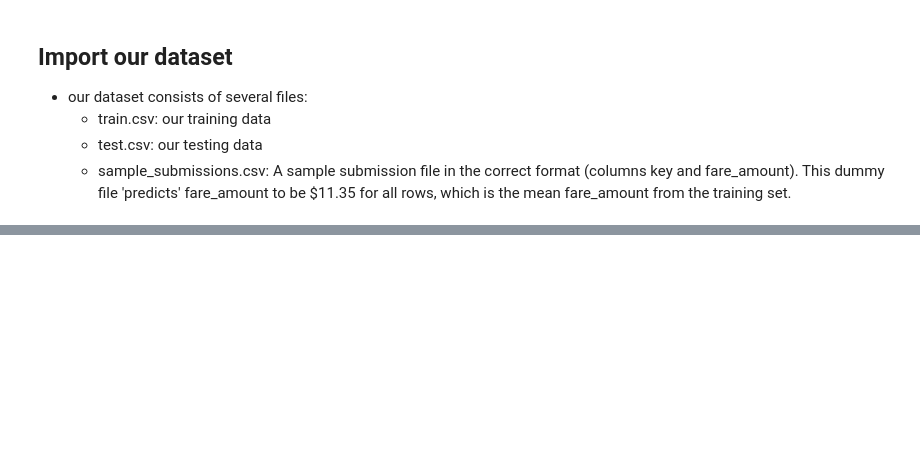
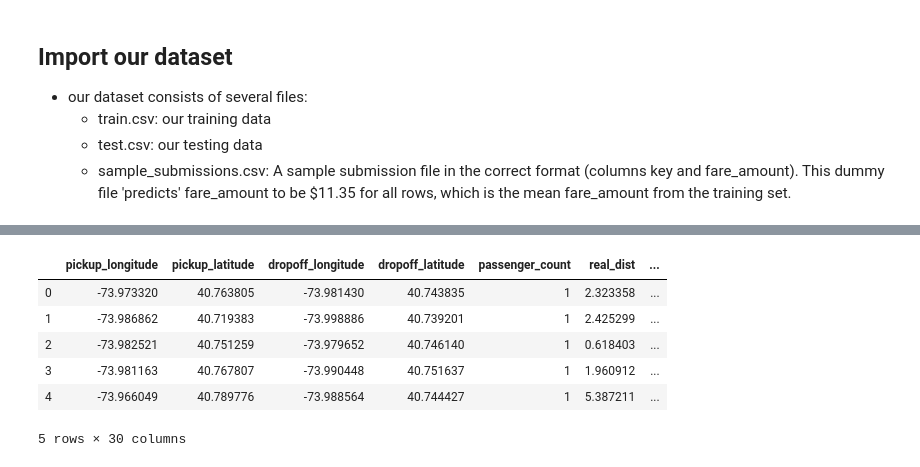
Before and after one commit to austinv211/PredictingTaxiFares, a Jupyter notebook: farePrediction.ipynb, the cells around one changed output, grey strips where cells are left out. Cells and saved outputs as stored; diff of their text form; code cells hidden in the pictures; blank space fills up the shorter version.

```diff
--- a/farePrediction.ipynb
+++ b/farePrediction.ipynb
@@ -1,3 +5,28 @@
+# %%
+from math import sin, cos, sqrt, atan2, radians
+import geopy.distance
+
+def geo_manhattan_distance(lat1, lat2, long1, long2):
+    """
+    returns the manhattan distance between two geo points
+    """
+    return abs(lat2 - lat1) + abs(long2 - long1)
+
+def geopy_dist(coord1, coord2):
+    try:
+        return geopy.distance.distance(coord1, coord2).kilometers
+    except:
+        return -1
+
+def haversine(lat1, lon1, lat2, lon2, km_const=6371.0):
+    lat1, lon1, lat2, lon2 = map(abs, [lat1, lon1, lat2, lon2])
+    lat1, lon1, lat2, lon2 = map(np.deg2rad, [lat1, lon1, lat2, lon2])
+    dlat = lat2 - lat1
+    dlon = lon2 - lon1
+    a = np.sin(dlat/2)**2 + np.cos(lat1) * np.cos(lat2) * np.sin(dlon/2)**2
+    c = 2 * np.arcsin(np.sqrt(a))
+    mi = km_const * c
+    return mi
 # %% [markdown]
 ## Import our dataset
 - our dataset consists of several files:
@@ -123,0 +112,10 @@ print(f'Manual: {dist_test_1} km\nGeopy: {dist_test_2} km')
+# %%
+TEST.head()
+# %% [output]
+|  | pickup_longitude | pickup_latitude | dropoff_longitude | dropoff_latitude | passenger_count | real_dist | ... |
+| 0 | -73.973320 | 40.763805 | -73.981430 | 40.743835 | 1 | 2.323358 | ... |
+| 1 | -73.986862 | 40.719383 | -73.998886 | 40.739201 | 1 | 2.425299 | ... |
+| 2 | -73.982521 | 40.751259 | -73.979652 | 40.746140 | 1 | 0.618403 | ... |
+| 3 | -73.981163 | 40.767807 | -73.990448 | 40.751637 | 1 | 1.960912 | ... |
+| 4 | -73.966049 | 40.789776 | -73.988564 | 40.744427 | 1 | 5.387211 | ... |
+5 rows × 30 columns
```
Also changed, not shown: parts of 9 cells of this notebook, 1 other file.
